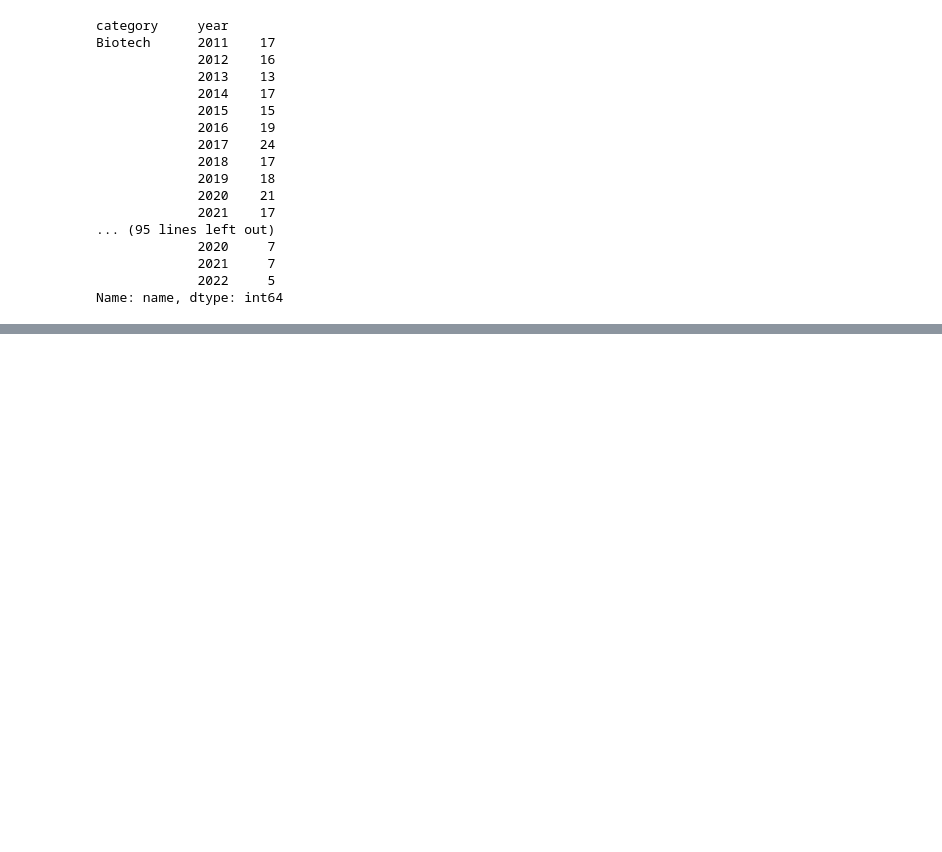
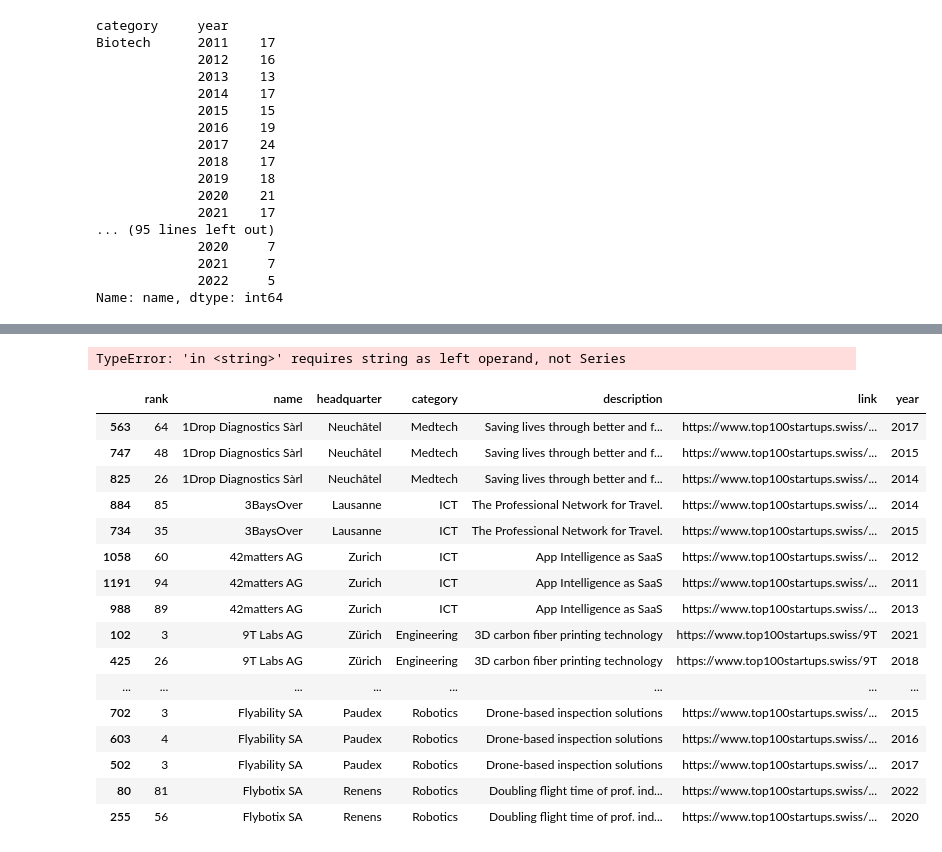
Before and after one commit to naemigraf/Start_up_Analyze, a Jupyter notebook: notebooks/web_scrape_stefan.ipynb, the cells around one changed output, grey strips where cells are left out. Saved outputs shown, nothing was run; the diff lists cells and outputs as text; code cells hidden in the pictures; blank space fills up the shorter version.

```diff
--- a/notebooks/web_scrape_stefan.ipynb
+++ b/notebooks/web_scrape_stefan.ipynb
@@ -226,0 +543,24 @@ ImportError: Missing optional dependency 'openpyxl'.  Use pip or conda to instal
+# %%
+big_df[big_df.link in "index" ]
+# %% [output]
+TypeError: 'in <string>' requires string as left operand, not Series
+# %%
+big_df[~big_df.link.str.contains("index")].sort_values(by="name",ascending = True)
+# %% [output]
+|  | rank | name | headquarter | category | description | link | year |
+| 563 | 64 | 1Drop Diagnostics Sàrl | Neuchâtel | Medtech | Saving lives through better and f... | https://www.top100startups.swiss/... | 2017 |
+| 747 | 48 | 1Drop Diagnostics Sàrl | Neuchâtel | Medtech | Saving lives through better and f... | https://www.top100startups.swiss/... | 2015 |
+| 825 | 26 | 1Drop Diagnostics Sàrl | Neuchâtel | Medtech | Saving lives through better and f... | https://www.top100startups.swiss/... | 2014 |
+| 884 | 85 | 3BaysOver | Lausanne | ICT | The Professional Network for Travel. | https://www.top100startups.swiss/... | 2014 |
+| 734 | 35 | 3BaysOver | Lausanne | ICT | The Professional Network for Travel. | https://www.top100startups.swiss/... | 2015 |
+| 1058 | 60 | 42matters AG | Zurich | ICT | App Intelligence as SaaS | https://www.top100startups.swiss/... | 2012 |
+| 1191 | 94 | 42matters AG | Zurich | ICT | App Intelligence as SaaS | https://www.top100startups.swiss/... | 2011 |
+| 988 | 89 | 42matters AG | Zurich | ICT | App Intelligence as SaaS | https://www.top100startups.swiss/... | 2013 |
+| 102 | 3 | 9T Labs AG | Zürich | Engineering | 3D carbon fiber printing technology | https://www.top100startups.swiss/9T | 2021 |
+| 425 | 26 | 9T Labs AG | Zürich | Engineering | 3D carbon fiber printing technology | https://www.top100startups.swiss/9T | 2018 |
+| ... | ... | ... | ... | ... | ... | ... | ... |
+| 702 | 3 | Flyability SA | Paudex | Robotics | Drone-based inspection solutions | https://www.top100startups.swiss/... | 2015 |
+| 603 | 4 | Flyability SA | Paudex | Robotics | Drone-based inspection solutions | https://www.top100startups.swiss/... | 2016 |
+| 502 | 3 | Flyability SA | Paudex | Robotics | Drone-based inspection solutions | https://www.top100startups.swiss/... | 2017 |
+| 80 | 81 | Flybotix SA | Renens | Robotics | Doubling flight time of prof. ind... | https://www.top100startups.swiss/... | 2022 |
+| 255 | 56 | Flybotix SA | Renens | Robotics | Doubling flight time of prof. ind... | https://www.top100startups.swiss/... | 2020 |
```
Also changed, not shown: parts of 40 cells of this notebook.
